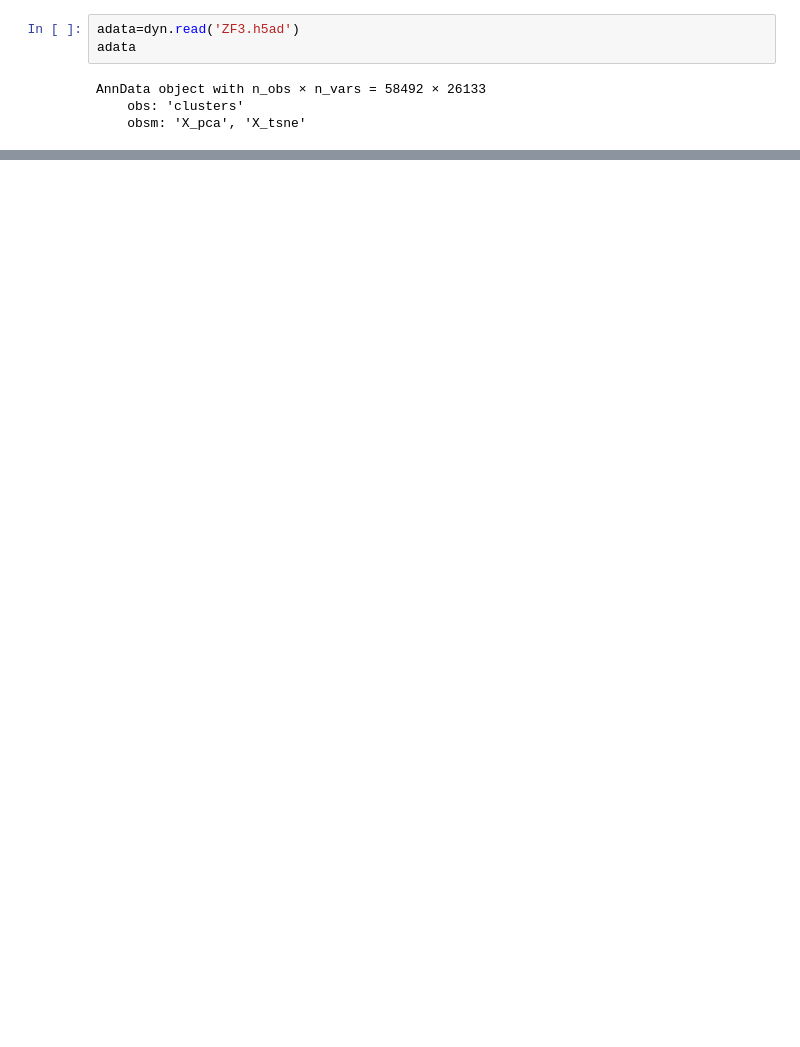
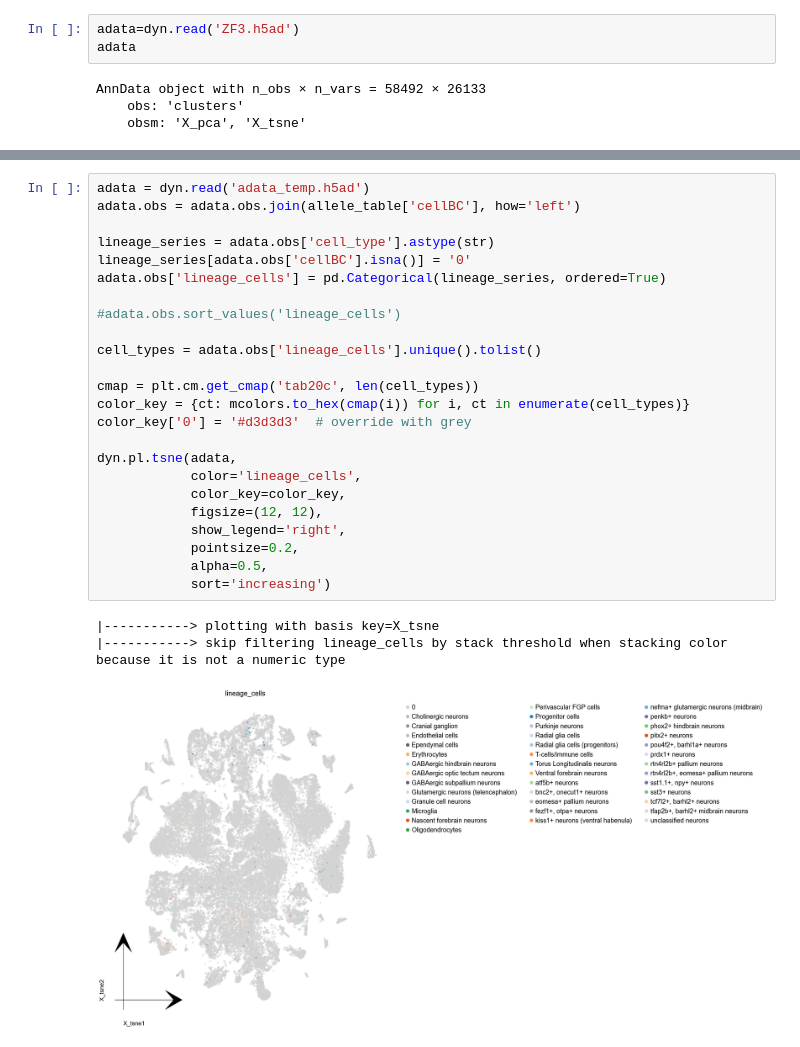
Before and after one commit to MarikaAbe/ancestors, a Jupyter notebook: dynamo.ipynb, the cells around one changed output, grey strips where cells are left out. Drawn from its saved outputs; the diff is of its cells as text; blank space fills up the shorter version.

```diff
--- a/dynamo.ipynb
+++ b/dynamo.ipynb
@@ -145,0 +197,28 @@ adata.obs
+# %%
+adata = dyn.read('adata_temp.h5ad')
+adata.obs = adata.obs.join(allele_table['cellBC'], how='left')
+
+lineage_series = adata.obs['cell_type'].astype(str)
+lineage_series[adata.obs['cellBC'].isna()] = '0'
+adata.obs['lineage_cells'] = pd.Categorical(lineage_series, ordered=True)
+
+#adata.obs.sort_values('lineage_cells')
+
+cell_types = adata.obs['lineage_cells'].unique().tolist()
+
+cmap = plt.cm.get_cmap('tab20c', len(cell_types))
+color_key = {ct: mcolors.to_hex(cmap(i)) for i, ct in enumerate(cell_types)}
+color_key['0'] = '#d3d3d3'  # override with grey
+
+dyn.pl.tsne(adata,
+            color='lineage_cells',
+            color_key=color_key,
+            figsize=(12, 12),
+            show_legend='right',
+            pointsize=0.2,
+            alpha=0.5,
+            sort='increasing')
+# %% [output]
+|-----------> plotting with basis key=X_tsne
+|-----------> skip filtering lineage_cells by stack threshold when stacking color because it is not a numeric type
+[figure, added]
```
Also changed, not shown: parts of 15 cells of this notebook.
